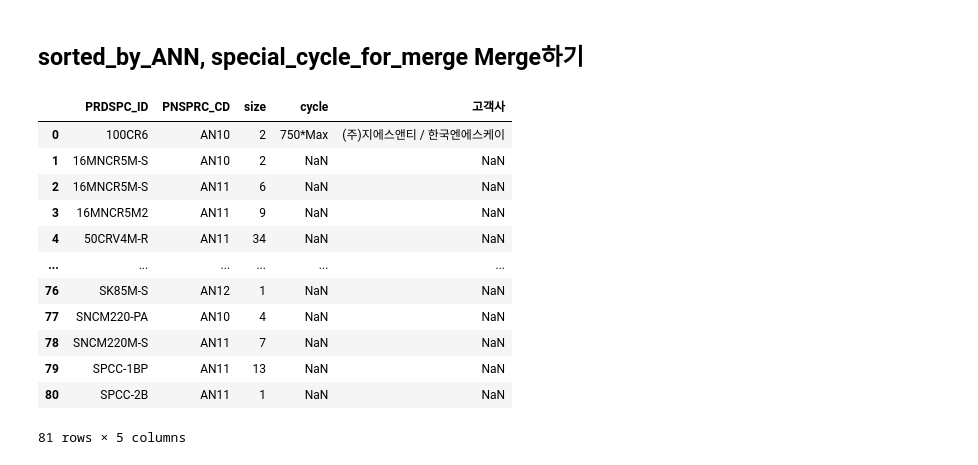
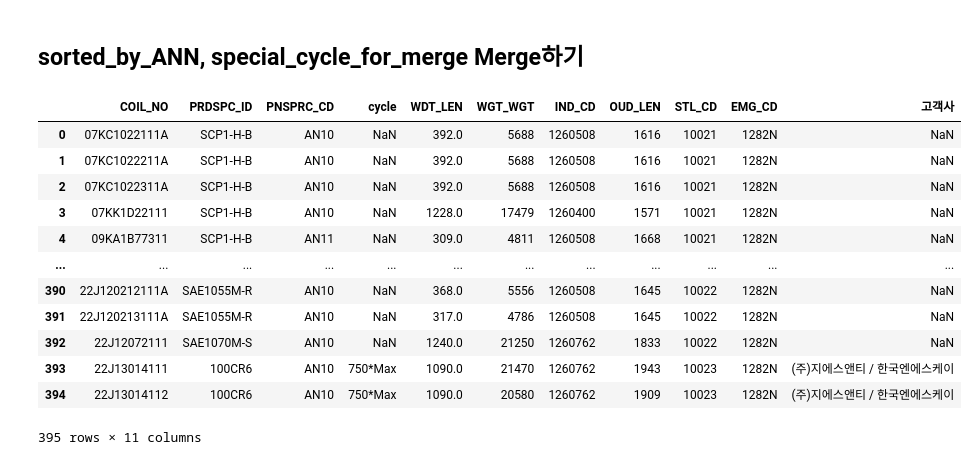
Before and after one commit to ppurify/DK, a Jupyter notebook: grouping_test.ipynb, the cells around one changed output. Saved outputs shown, nothing was run; the diff lists cells and outputs as text; code cells hidden in the pictures.

Commit message:
create new data

```diff
--- a/grouping_test.ipynb
+++ b/grouping_test.ipynb
@@ -17,6 +19,6 @@ data.head()
 # %%
 data_copy = data.copy()
 
-sorted_by_ANN = pd.DataFrame(data_copy.groupby(["PRDSPC_ID", "PNSPRC_CD","EMG_CD"],as_index=False).size())
-sorted_by_ANN
+df = data_copy[["COIL_NO","PRDSPC_ID", "PNSPRC_CD", "WDT_LEN","WGT_WGT","IND_CD","OUD_LEN","STL_CD","EMG_CD"]]
+df
 # %% [output]
@@ -37,0 +57,2 @@ sorted_by_ANN
+# %%
+df['EMG_CD'].fillna('1282N', inplace = True)
@@ -83,21 +129,21 @@ special_cycle_for_merge
 # %% [markdown]
 ## sorted_by_ANN, special_cycle_for_merge Merge하기
 # %%
-merged_data = pd.merge(sorted_by_ANN, special_cycle_for_merge, on=['PRDSPC_ID', 'PNSPRC_CD'], how='left')
+merged_df= pd.merge(df, special_cycle_for_merge, on=['PRDSPC_ID', 'PNSPRC_CD'], how='left')
 #merged_data = pd.merge(sorted_by_ANN, special_cycle_test_copy, left_on='PRDSPC_ID', right_on='제품 규격 코드',how='left')
-merged_data = merged_data[['PRDSPC_ID', 'PNSPRC_CD', 'size', 'cycle', '고객사']]
-merged_data
+merged_df = merged_df[["COIL_NO","PRDSPC_ID", "PNSPRC_CD", "cycle", "WDT_LEN","WGT_WGT","IND_CD","OUD_LEN","STL_CD","EMG_CD","고객사"]]
+merged_df
 # %% [output]
-|  | PRDSPC_ID | PNSPRC_CD | size | cycle | 고객사 |
-| 0 | 100CR6 | AN10 | 2 | 750*Max | (주)지에스앤티 / 한국엔에스케이 |
-| 1 | 16MNCR5M-S | AN10 | 2 | NaN | NaN |
-| 2 | 16MNCR5M-S | AN11 | 6 | NaN | NaN |
-| 3 | 16MNCR5M2 | AN11 | 9 | NaN | NaN |
-| 4 | 50CRV4M-R | AN11 | 34 | NaN | NaN |
-| ... | ... | ... | ... | ... | ... |
-| 76 | SK85M-S | AN12 | 1 | NaN | NaN |
-| 77 | SNCM220-PA | AN10 | 4 | NaN | NaN |
-| 78 | SNCM220M-S | AN11 | 7 | NaN | NaN |
-| 79 | SPCC-1BP | AN11 | 13 | NaN | NaN |
-| 80 | SPCC-2B | AN11 | 1 | NaN | NaN |
+|  | COIL_NO | PRDSPC_ID | PNSPRC_CD | cycle | WDT_LEN | WGT_WGT | IND_CD | OUD_LEN | STL_CD | EMG_CD | 고객사 |
+| 0 | 07KC1022111A | SCP1-H-B | AN10 | NaN | 392.0 | 5688 | 1260508 | 1616 | 10021 | 1282N | NaN |
+| 1 | 07KC1022211A | SCP1-H-B | AN10 | NaN | 392.0 | 5688 | 1260508 | 1616 | 10021 | 1282N | NaN |
+| 2 | 07KC1022311A | SCP1-H-B | AN10 | NaN | 392.0 | 5688 | 1260508 | 1616 | 10021 | 1282N | NaN |
+| 3 | 07KK1D22111 | SCP1-H-B | AN10 | NaN | 1228.0 | 17479 | 1260400 | 1571 | 10021 | 1282N | NaN |
+| 4 | 09KA1B77311 | SCP1-H-B | AN11 | NaN | 309.0 | 4811 | 1260508 | 1668 | 10021 | 1282N | NaN |
+| ... | ... | ... | ... | ... | ... | ... | ... | ... | ... | ... | ... |
+| 390 | 22J120212111A | SAE1055M-R | AN10 | NaN | 368.0 | 5556 | 1260508 | 1645 | 10022 | 1282N | NaN |
+| 391 | 22J120213111A | SAE1055M-R | AN10 | NaN | 317.0 | 4786 | 1260508 | 1645 | 10022 | 1282N | NaN |
+| 392 | 22J12072111 | SAE1070M-S | AN10 | NaN | 1240.0 | 21250 | 1260762 | 1833 | 10022 | 1282N | NaN |
+| 393 | 22J13014111 | 100CR6 | AN10 | 750*Max | 1090.0 | 21470 | 1260762 | 1943 | 10023 | 1282N | (주)지에스앤티 / 한국엔에스케이 |
+| 394 | 22J13014112 | 100CR6 | AN10 | 750*Max | 1090.0 | 20580 | 1260762 | 1909 | 10023 | 1282N | (주)지에스앤티 / 한국엔에스케이 |
-81 rows × 5 columns
+395 rows × 11 columns
```
Also changed, not shown: parts of 26 cells of this notebook.
